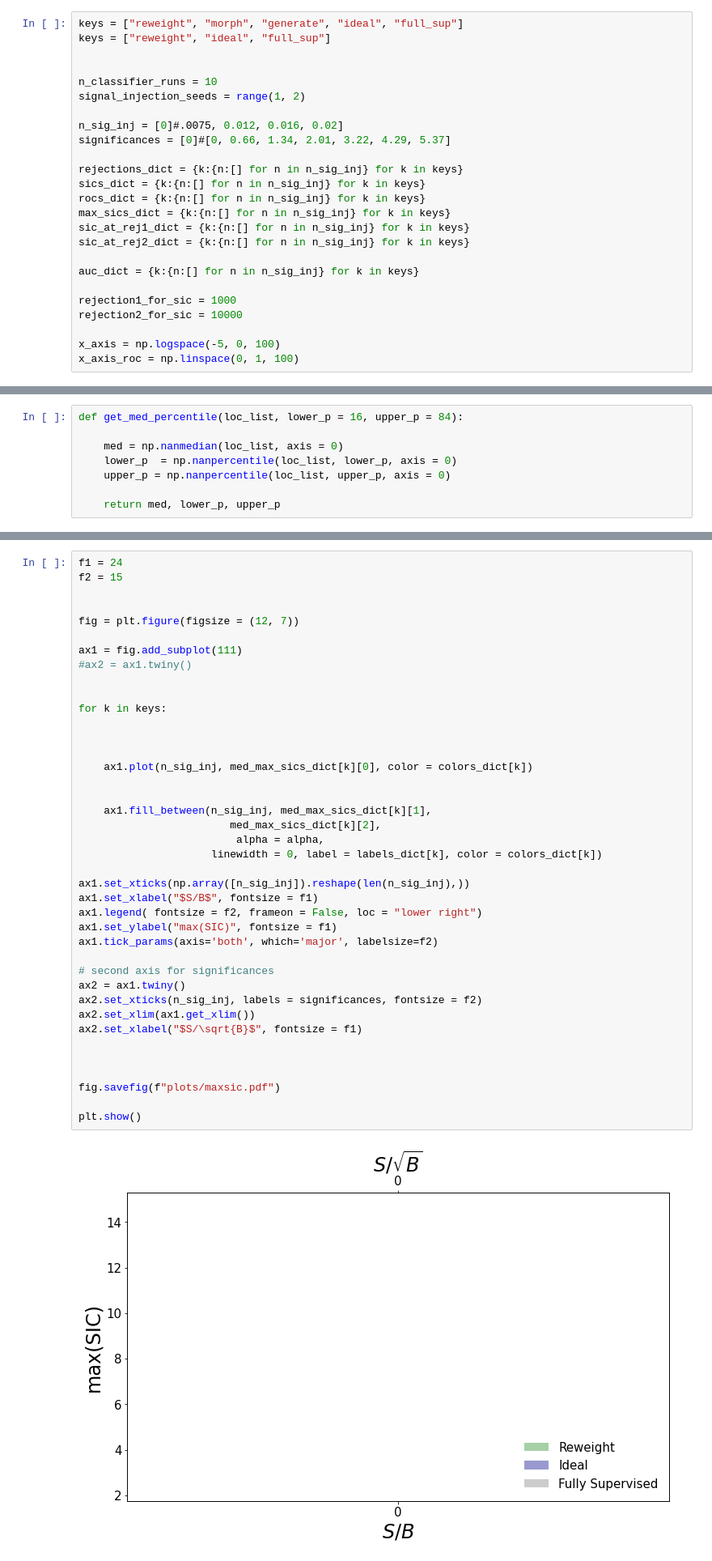
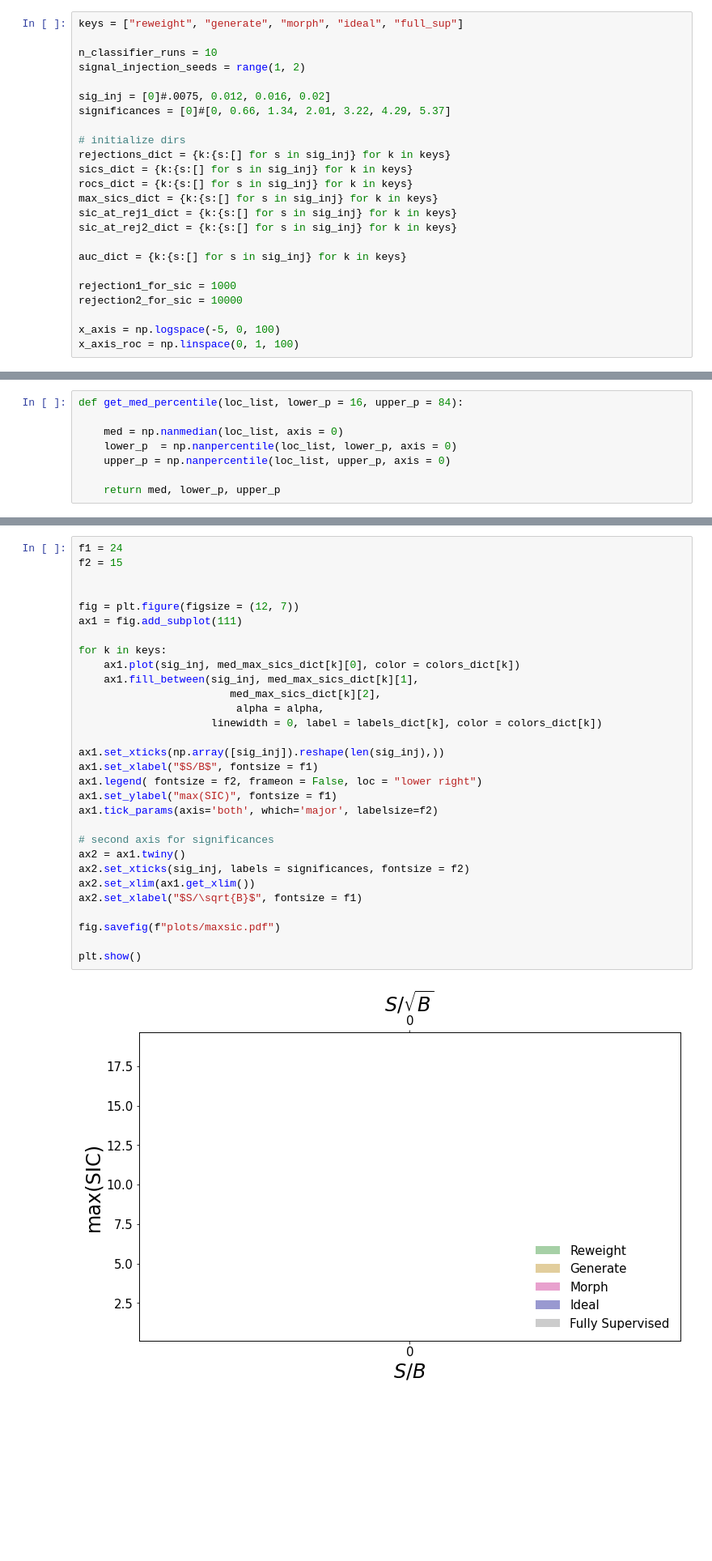
Before and after one commit to hep-lbdl/non-resonant-AD-extrapolation, a Jupyter notebook: AD_scan.ipynb, the cells around one changed output, grey strips where cells are left out. Shown at 81% size. Drawn from its saved outputs; the diff is of its cells as text; blank space fills up the shorter version.

Commit message:
full pipeline done

```diff
--- a/AD_scan.ipynb
+++ b/AD_scan.ipynb
@@ -31,22 +33,21 @@ input_y_test = np.concatenate([np.zeros(test_bkg.shape[0]).reshape(-1,1), np.one
 # %%
-keys = ["reweight", "morph", "generate", "ideal", "full_sup"]
-keys = ["reweight", "ideal", "full_sup"]
-
+keys = ["reweight", "generate", "morph", "ideal", "full_sup"]
 
 n_classifier_runs = 10
 signal_injection_seeds = range(1, 2)
 
-n_sig_inj = [0]#.0075, 0.012, 0.016, 0.02]
+sig_inj = [0]#.0075, 0.012, 0.016, 0.02]
 significances = [0]#[0, 0.66, 1.34, 2.01, 3.22, 4.29, 5.37]
 
-rejections_dict = {k:{n:[] for n in n_sig_inj} for k in keys}
-sics_dict = {k:{n:[] for n in n_sig_inj} for k in keys}
-rocs_dict = {k:{n:[] for n in n_sig_inj} for k in keys}
-max_sics_dict = {k:{n:[] for n in n_sig_inj} for k in keys}
-sic_at_rej1_dict = {k:{n:[] for n in n_sig_inj} for k in keys}
-sic_at_rej2_dict = {k:{n:[] for n in n_sig_inj} for k in keys}
+# initialize dirs
+rejections_dict = {k:{s:[] for s in sig_inj} for k in keys}
+sics_dict = {k:{s:[] for s in sig_inj} for k in keys}
+rocs_dict = {k:{s:[] for s in sig_inj} for k in keys}
+max_sics_dict = {k:{s:[] for s in sig_inj} for k in keys}
+sic_at_rej1_dict = {k:{s:[] for s in sig_inj} for k in keys}
+sic_at_rej2_dict = {k:{s:[] for s in sig_inj} for k in keys}
 
-auc_dict = {k:{n:[] for n in n_sig_inj} for k in keys}
+auc_dict = {k:{s:[] for s in sig_inj} for k in keys}
 
 rejection1_for_sic = 1000
 rejection2_for_sic = 10000
@@ -185,42 +187,32 @@ for n in n_sig_inj:
 # %%
 f1 = 24
 f2 = 15
 
 
 fig = plt.figure(figsize = (12, 7))
-
 ax1 = fig.add_subplot(111)
-#ax2 = ax1.twiny()
-
 
 for k in keys:
-
-
-
-    ax1.plot(n_sig_inj, med_max_sics_dict[k][0], color = colors_dict[k])
-
-
-    ax1.fill_between(n_sig_inj, med_max_sics_dict[k][1],
+    ax1.plot(sig_inj, med_max_sics_dict[k][0], color = colors_dict[k])
+    ax1.fill_between(sig_inj, med_max_sics_dict[k][1],
                         med_max_sics_dict[k][2],
                          alpha = alpha,
                      linewidth = 0, label = labels_dict[k], color = colors_dict[k])
 
-ax1.set_xticks(np.array([n_sig_inj]).reshape(len(n_sig_inj),))
+ax1.set_xticks(np.array([sig_inj]).reshape(len(sig_inj),))
 ax1.set_xlabel("$S/B$", fontsize = f1)
 ax1.legend( fontsize = f2, frameon = False, loc = "lower right")
 ax1.set_ylabel("max(SIC)", fontsize = f1)
 ax1.tick_params(axis='both', which='major', labelsize=f2)
 
 # second axis for significances
 ax2 = ax1.twiny()
-ax2.set_xticks(n_sig_inj, labels = significances, fontsize = f2)
+ax2.set_xticks(sig_inj, labels = significances, fontsize = f2)
 ax2.set_xlim(ax1.get_xlim())
 ax2.set_xlabel("$S/\sqrt{B}$", fontsize = f1)
-
-
 
 fig.savefig(f"plots/maxsic.pdf")
 
 plt.show()
 # %% [output]
-[figure, old version]
+[figure, new version]
```
Also changed, not shown: parts of 22 cells of this notebook, 1 other file.
